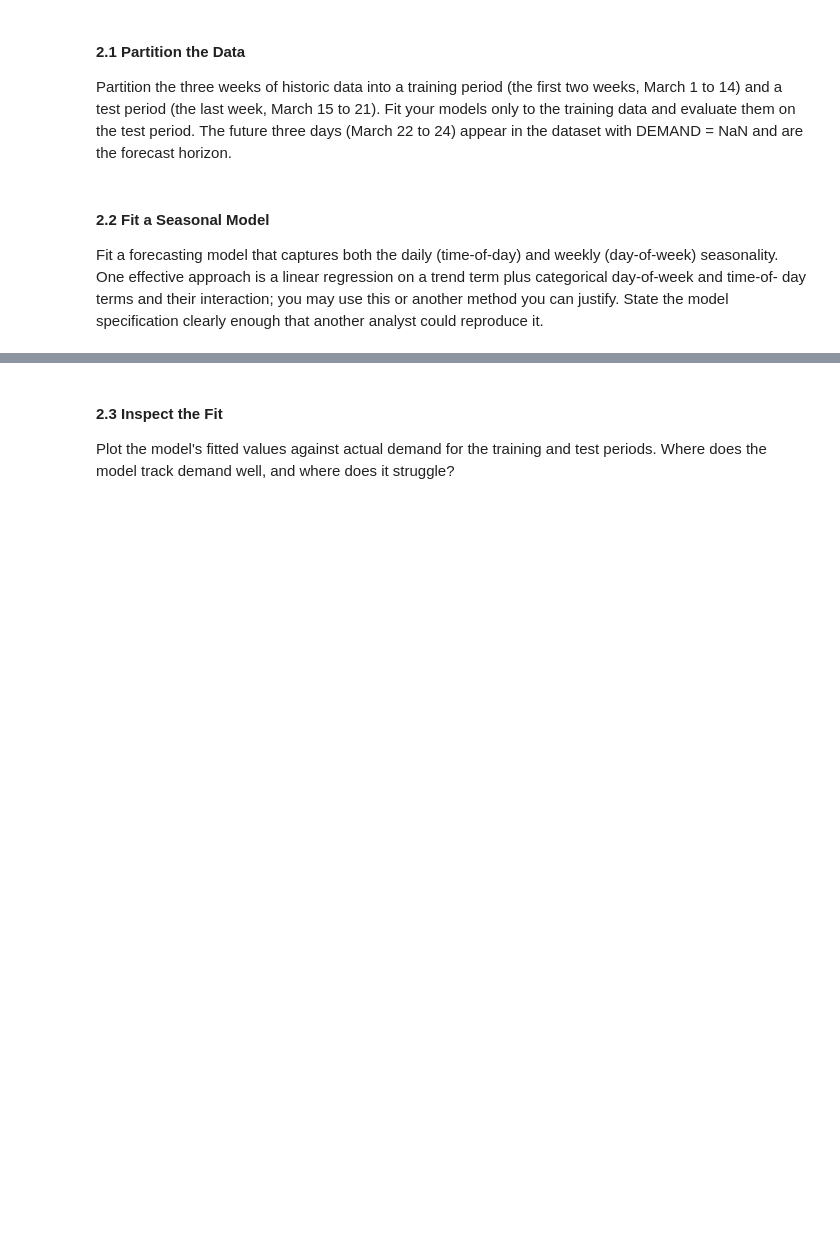
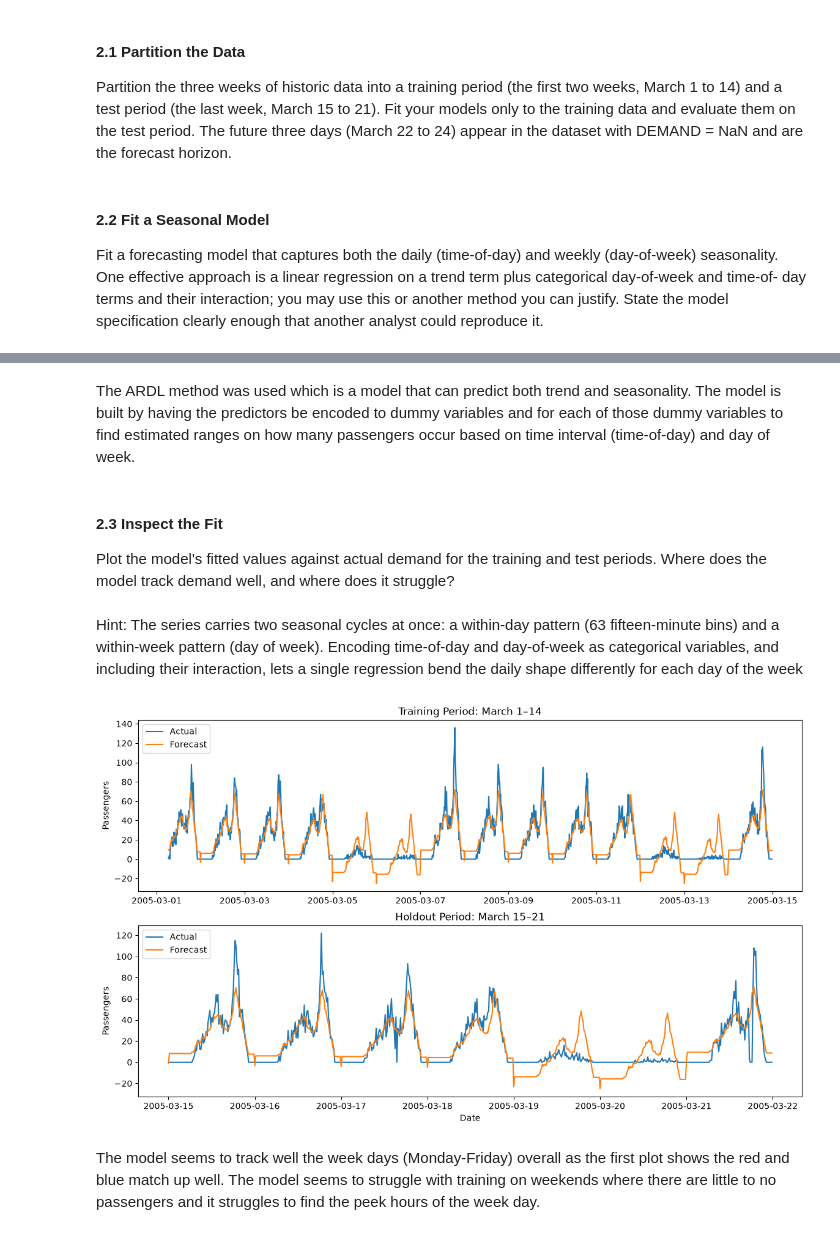
Before and after one commit to sascott9655/ADS-505-, a Jupyter notebook: ForecastingPublicTransportation.ipynb, the cells around one changed output, grey strips where cells are left out. Saved outputs shown, nothing was run; the diff lists cells and outputs as text; code cells hidden in the pictures; blank space fills up the shorter version.

Commit message:
Finished Time Series HW.

```diff
--- a/ForecastingPublicTransportation.ipynb
+++ b/ForecastingPublicTransportation.ipynb
@@ -204,3 +211,19 @@ Fit a forecasting model that captures both the daily (time-of-day) and weekly (d
 One effective approach is a linear regression on a trend term plus categorical day-of-week and time-of-
 day terms and their interaction; you may use this or another method you can justify. State the model
 specification clearly enough that another analyst could reproduce it.
+# %%
+X = pd.DataFrame(index=ts.index) #create a dataframe with all timestamps
+
+X['day_of_week'] = ts.index.dayofweek #retrieve day of week
+X['time_of_day'] = ts.index.strftime('%H:%M') #retrieve time of day
+
+#Convert categories into dummy variables
+X = pd.get_dummies(X, columns=['day_of_week', 'time_of_day'], drop_first=True,dtype=int)
+
+#Split predictors into training and holdout periods
+first_two_weeks_X = X.loc[first_two_weeks.index]
+third_week_X = X.loc[third_week.index]
+# %%
+forecaster_ARDL = ARDL(lags=0, order=0, trend='n', seasonal=False)
+forecaster_ARDL.fit(first_two_weeks, X=first_two_weeks_X)
+forecaster_ARDL.summary()
@@ -207,4 +255,34 @@ specification clearly enough that another analyst could reproduce it.
+# %% [markdown]
+The ARDL method was used which is a model that can predict both trend and seasonality. The model is built by having the predictors be encoded to dummy variables and for each of those dummy variables to find estimated ranges on how many passengers occur based on time interval (time-of-day) and day of week.
 # %% [markdown]
 #### 2.3 Inspect the Fit
 Plot the model's fitted values against actual demand for the training and test periods. Where does the
 model track demand well, and where does it struggle?
+# %% [markdown]
+Hint: The series carries two seasonal cycles at once: a within-day pattern (63 fifteen-minute bins) and a within-week pattern
+(day of week). Encoding time-of-day and day-of-week as categorical variables, and including their interaction, lets a single
+regression bend the daily shape differently for each day of the week
+# %%
+first_two_weeks_pred = forecaster_ARDL.predict(fh=ForecastingHorizon(first_two_weeks.index, is_relative=False),X=first_two_weeks_X)
+
+third_week_pred = forecaster_ARDL.predict(fh=ForecastingHorizon(third_week.index, is_relative=False),X=third_week_X)
+
+fig, axes = plt.subplots(2, 1, figsize=(14, 8)) #plot a 2 by 1 matrix plot of Training Period
+
+axes[0].plot(first_two_weeks.index, first_two_weeks, label='Actual')
+axes[0].plot(first_two_weeks_pred.index, first_two_weeks_pred, label='Forecast')
+axes[0].set_title('Training Period: March 1–14')
+axes[0].set_ylabel('Passengers')
+axes[0].legend()
+axes[1].plot(third_week.index, third_week, label='Actual')
+axes[1].plot(third_week_pred.index, third_week_pred, label='Forecast')
+axes[1].set_title('Holdout Period: March 15–21')
+axes[1].set_ylabel('Passengers')
+axes[1].set_xlabel('Date')
+axes[1].legend()
+
+plt.show()
+# %% [output]
+[figure, added]
+# %% [markdown]
+The model seems to track well the week days (Monday-Friday) overall as the first plot shows the red and blue match up well. The model seems to struggle with training on weekends where there are little to no passengers and it struggles to find the peek hours of the week day.
```
Also changed, not shown: parts of 23 cells of this notebook.
